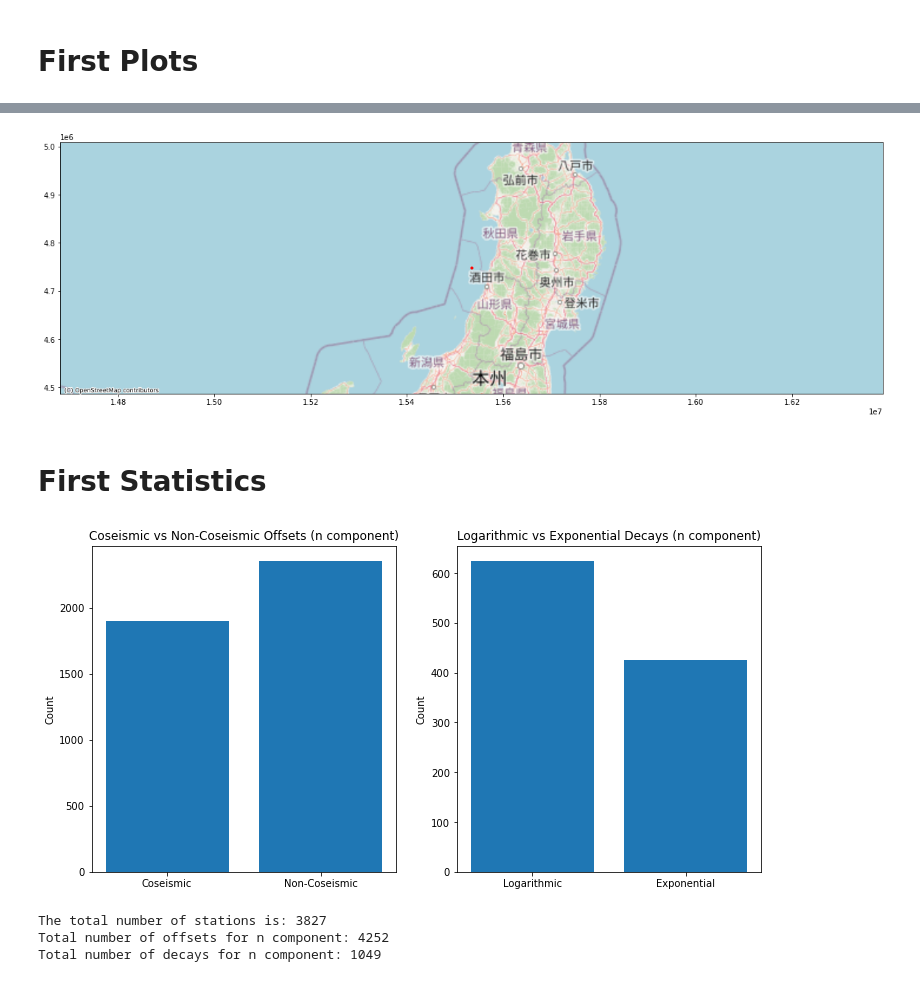
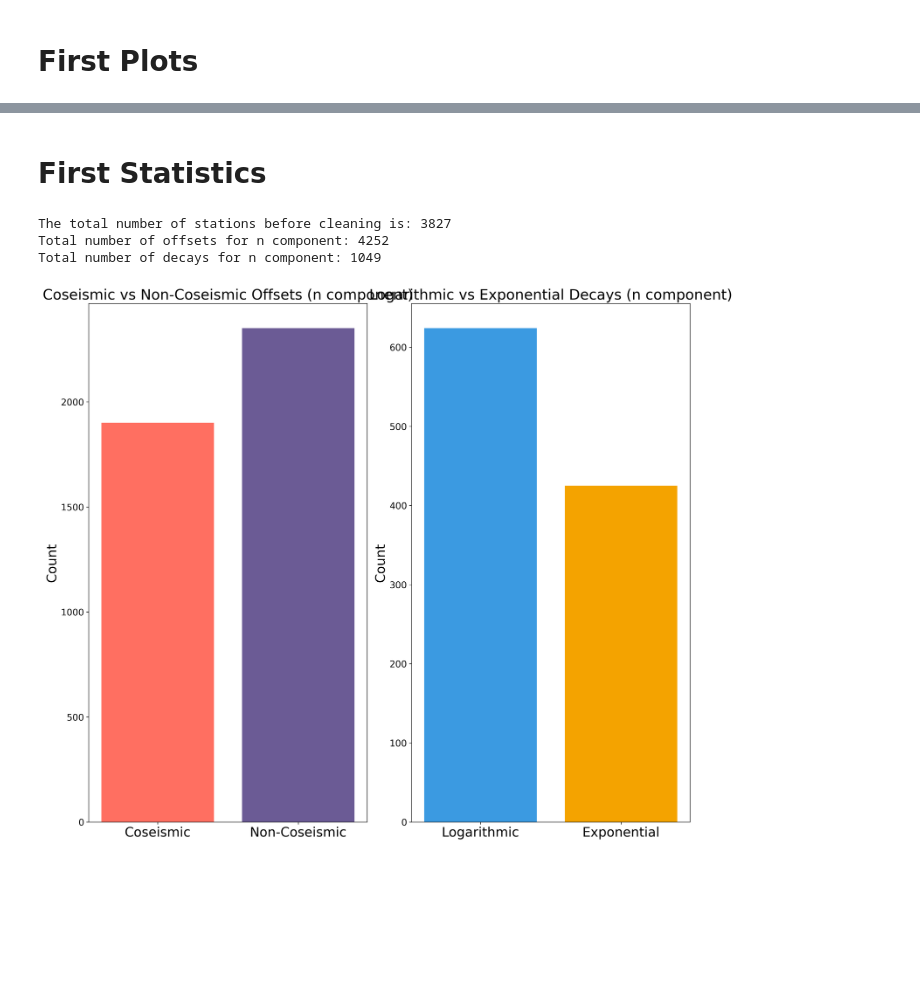
Before and after one commit to nteutschm/Project_Earthquake_Detection, a Jupyter notebook: Delivery/analysis/data_analysis.ipynb, the cells around one changed output, grey strips where cells are left out. Drawn from its saved outputs; the diff is of its cells as text; code cells hidden in the pictures; blank space fills up the shorter version.

Commit message:
Improved data analysis

```diff
--- a/Delivery/analysis/data_analysis.ipynb
+++ b/Delivery/analysis/data_analysis.ipynb
@@ -132,0 +180,9 @@ def plot_stations(dfs):
+# %%
+# Define standard font sizes and other plotting parameters for consistency
+legend_fontsize = 16
+label_fontsize = 20
+title_fontsize = 22
+tick_fontsize = 14
+dpi_setting = 300
+plot_size = (12, 8)
+subplot_size = (14, 12)
@@ -311,53 +430,53 @@ plot_time_series(df, ['CorrNE', 'CorrNU', 'CorrEU'], titles=['North-East', 'Nort
-# %%
-plot_stations([df])
-# %% [output]
-[figure, removed]
 # %% [markdown]
 # First Statistics
 # %%
+# Analyze and visualize offset and decay data for a specified component ('n').
+# Total number of coseismic and non-coseismic offsets, including the total number of logarithmic and exponential decays.
+
 component = 'n'
-offsets_data = []
-ps_decays_data = []
-coseismic_offsets = 0
-non_coseismic_offsets = 0
-log_decays = 0
-exp_decays = 0
+offsets_data, ps_decays_data = [], []
+coseismic_offsets, non_coseismic_offsets = 0, 0
+log_decays, exp_decays = 0, 0
 
 for df in dfs:
     for offset in df.attrs['offsets'][component]['offsets']:
         if offset['coseismic']:
             coseismic_offsets += 1
         else:
             non_coseismic_offsets += 1
         offsets_data.append(offset['value'])
 
     for decay in df.attrs['offsets'][component]['ps_decays']:
         if decay['type'] == 'logarithmic':
             log_decays += 1
         else:
             exp_decays += 1
         ps_decays_data.append(decay['value'])
 
-fig, axs = plt.subplots(1, 2, figsize=(12, 6))
+print(f'The total number of stations before cleaning is: {len(dfs)}')
+print(f"Total number of offsets for {component} component: {len(offsets_data)}")
+print(f"Total number of decays for {component} component: {len(ps_decays_data)}")
 
-axs[0].bar(['Coseismic', 'Non-Coseismic'], [coseismic_offsets, non_coseismic_offsets])
-axs[0].set_title(f'Coseismic vs Non-Coseismic Offsets ({component} component)')
-axs[0].set_ylabel('Count')
+fig, axs = plt.subplots(1, 2, figsize=subplot_size, dpi=dpi_setting)
 
-axs[1].bar(['Logarithmic', 'Exponential'], [log_decays, exp_decays])
-axs[1].set_title(f'Logarithmic vs Exponential Decays ({component} component)')
-axs[1].set_ylabel('Count')
+axs[0].bar(['Coseismic', 'Non-Coseismic'], [coseismic_offsets, non_coseismic_offsets], color=['#FF6F61', '#6B5B95'])
+axs[0].set_title(f'Coseismic vs Non-Coseismic Offsets ({component} component)', fontsize=title_fontsize)
+axs[0].set_ylabel('Count', fontsize=label_fontsize)
+axs[0].tick_params(axis='y', labelsize=tick_fontsize)
+axs[0].tick_params(axis='x', labelsize=label_fontsize)
 
+axs[1].bar(['Logarithmic', 'Exponential'], [log_decays, exp_decays], color=['#3B9AE1', '#F4A300'])
+axs[1].set_title(f'Logarithmic vs Exponential Decays ({component} component)', fontsize=title_fontsize)
+axs[1].set_ylabel('Count', fontsize=label_fontsize)
+axs[1].tick_params(axis='y', labelsize=tick_fontsize)
+axs[1].tick_params(axis='x', labelsize=label_fontsize)
+
+plt.tight_layout()
 plt.show()
 # %% [output]
+The total number of stations before cleaning is: 3827
+Total number of offsets for n component: 4252
+Total number of decays for n component: 1049
-[figure, old version]
+[figure, new version]
-# %%
-print(f'The total number of stations is: {len(dfs)}')
-print(f"Total number of offsets for {component} component: {len(offsets_data)}")
-print(f"Total number of decays for {component} component: {len(ps_decays_data)}")
-# %% [output]
-The total number of stations is: 3827
-Total number of offsets for n component: 4252
-Total number of decays for n component: 1049
 # %%
 def plot_offsets_by_date(dfs, component, coseismic_only=True):
```
Also changed, not shown: parts of 28 cells of this notebook, 2 other files.
